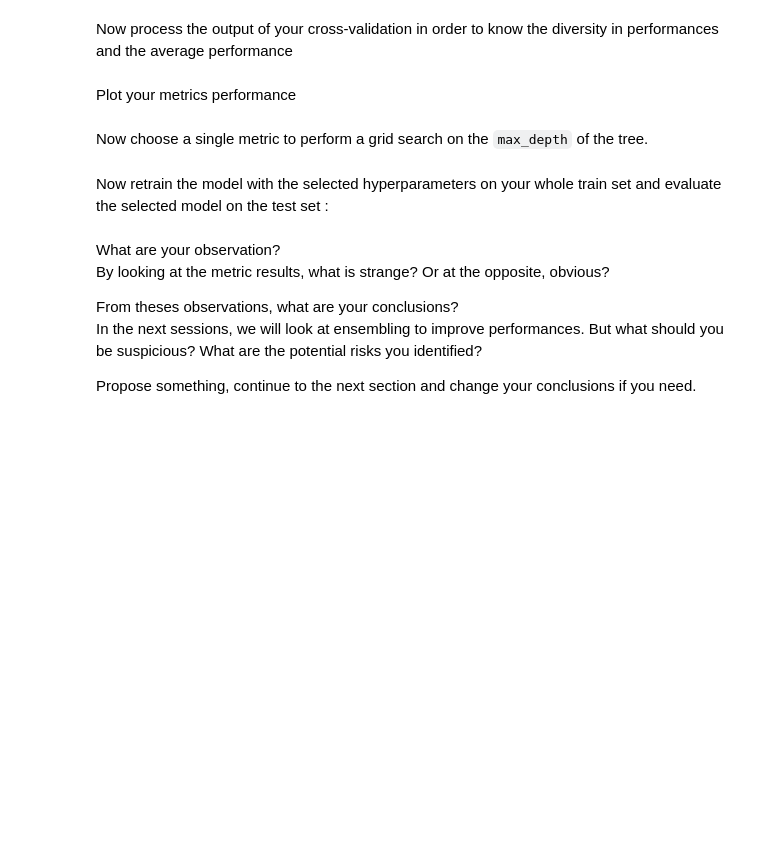
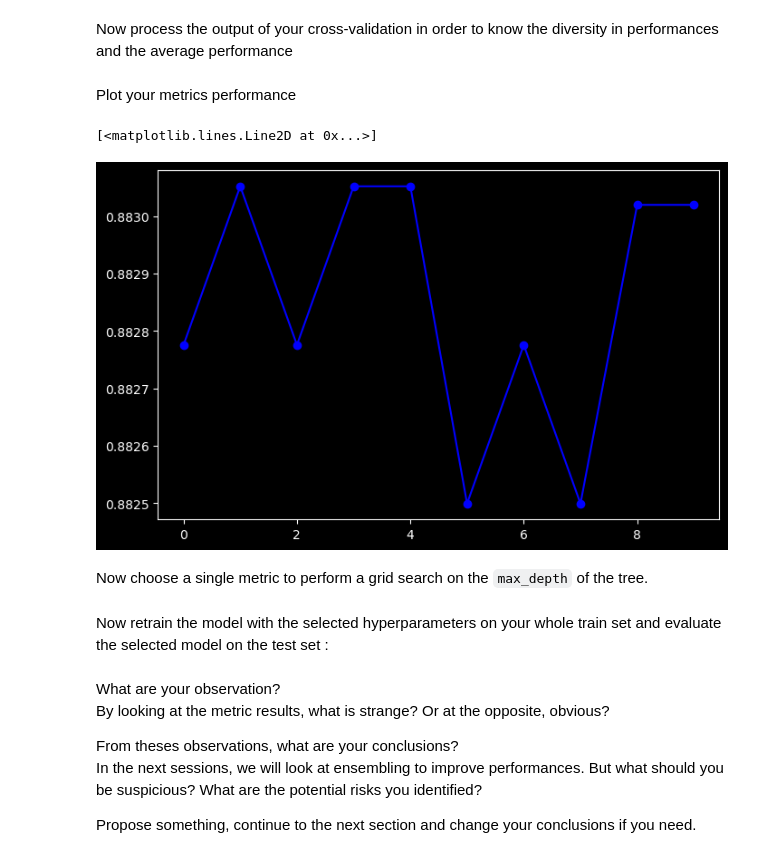
Before and after one commit to eusoumarkinhoz/ML2.2_ensemble_methods_intro, a Jupyter notebook: notebook/EnsembleLearning_v2.ipynb, the cells around one changed output. Saved outputs shown, nothing was run; the diff lists cells and outputs as text; code cells hidden in the pictures; blank space fills up the shorter version.

```diff
--- a/notebook/EnsembleLearning_v2.ipynb
+++ b/notebook/EnsembleLearning_v2.ipynb
@@ -155,0 +377,6 @@ if you need more info you can take a look at the [sklearn decision tree doc](htt
+# %%
+from sklearn.tree import DecisionTreeClassifier
+
+clf = DecisionTreeClassifier(max_depth = 3)
+clf.fit(X_train_pipe, y_train)
+clf.score(X_train_pipe, y_train)
@@ -159,3 +388,10 @@ Now, a first model has been created, change the random seed for the train/test s
 This tree should be created with the same hyperparameters than above.
 # %%
 # create a new train and test dataset with a different seed
+X_train2, X_test2, y_train2, y_test2 = train_test_split(X, y, test_size=0.2, stratify=y, random_state=10)
+
+X_train_pipe2 = preprocessor.fit_transform(X_train2)
+X_train_pipe2
+
+X_test_pipe2 = preprocessor.transform(X_test2)
+X_test_pipe2
@@ -163,0 +412,6 @@ This tree should be created with the same hyperparameters than above.
+# %%
+# Second tree creation
+
+clf = DecisionTreeClassifier(max_depth = 5)
+clf.fit(X_train_pipe2, y_train)
+clf.score(X_train_pipe2, y_train)
@@ -180,0 +454,13 @@ score_list = []
+# %%
+# Cross validation on Decision trees
+#score_list = []
+
+from sklearn.model_selection import cross_val_score
+
+scores = cross_val_score(clf, X_train_pipe2, y_train, scoring="accuracy", cv=3)
+
+print(scores)
+print(scores.mean())
+
+
+###
@@ -187,3 +473,9 @@ Plot your metrics performance
+# %%
+plt.figure(figsize=(8, 5))
+plt.plot(scores, marker='o', linestyle='-', color='b')
+# %% [output]
+[<matplotlib.lines.Line2D at 0x...>]
+[figure, added]
 # %% [markdown]
 Now choose a single metric to perform a grid search on the `max_depth` of the tree.
 # %%
```
Also changed, not shown: parts of 43 cells of this notebook, 1 other file.
